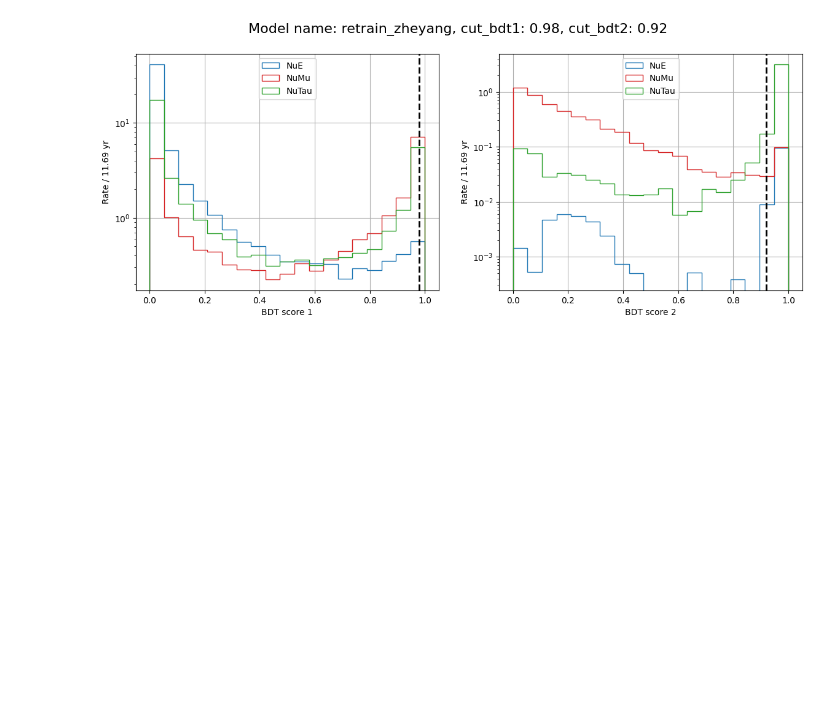
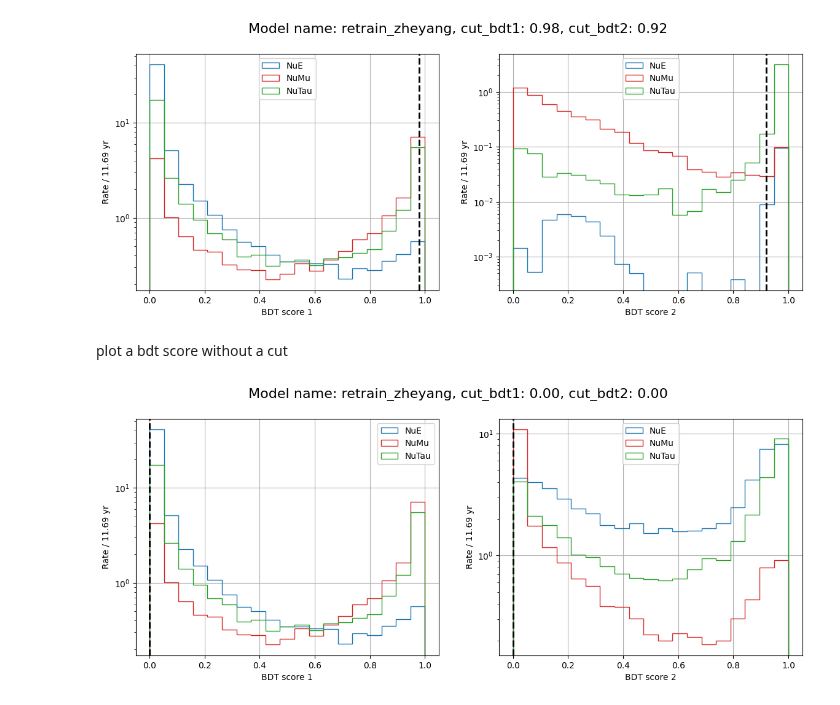
Before and after one commit to icecube/reco_processing, a Jupyter notebook: bdt/notebooks/test_model_zheyang/test_model_zheyang.ipynb, the cells around one changed output. Saved outputs shown, nothing was run; the diff lists cells and outputs as text; code cells hidden in the pictures; blank space fills up the shorter version.

Commit message:
update plots bdt zheyang

```diff
--- a/bdt/notebooks/test_model_zheyang/test_model_zheyang.ipynb
+++ b/bdt/notebooks/test_model_zheyang/test_model_zheyang.ipynb
@@ -667,3 +667,14 @@ Track & 0.00 & 0.23 & 0.01 \\
 [figure]
 [figure]
 [figure]
+# %% [markdown]
+plot a bdt score without a cut
+# %%
+plot_bdt_score( simulation_dataset,
+                model_name="retrain_zheyang",
+                cut_bdt1=0,
+                cut_bdt2=0,
+                energy_cut_threshold=None,
+                savename="nocuts" )
+# %% [output]
+[figure, added]
```
Also changed, not shown: 3 other files.
